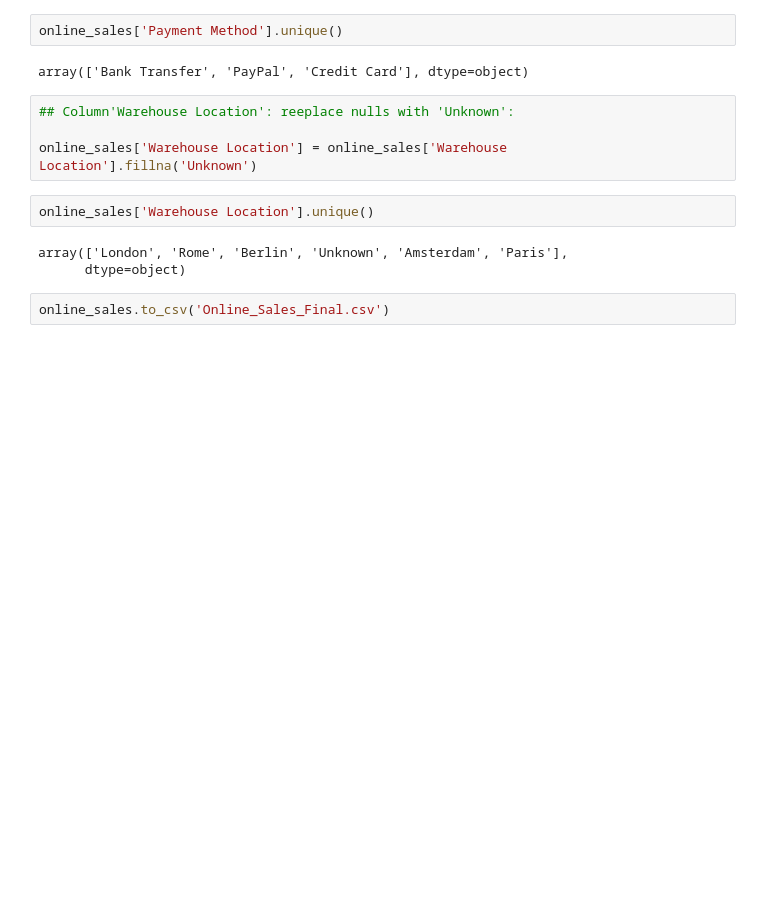
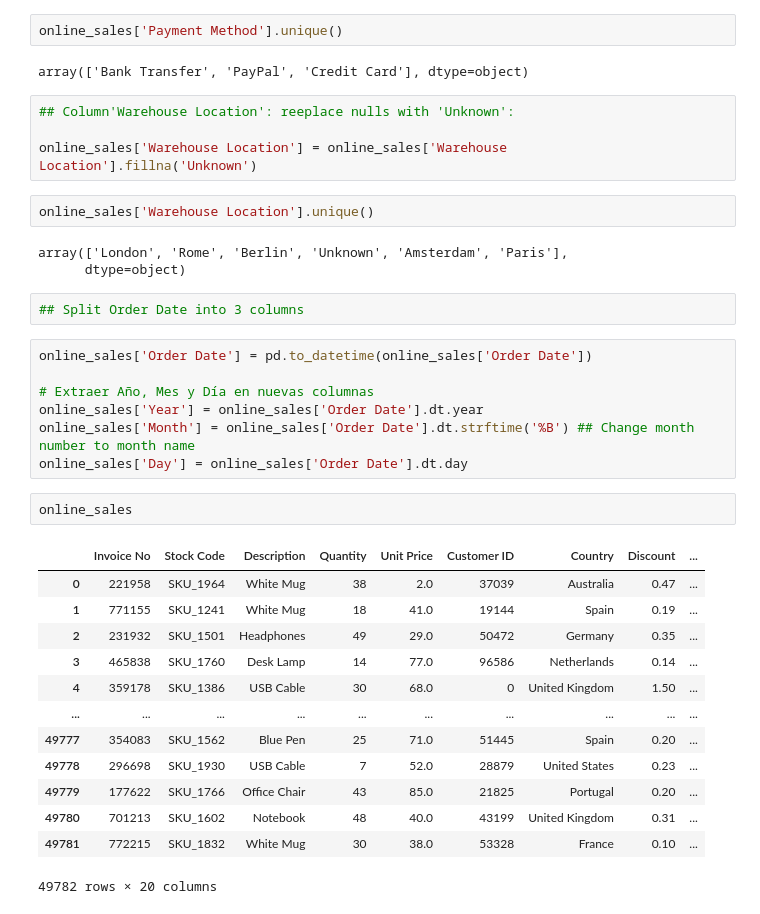
Before and after one commit to ArianaPapantonio/Online_Sales_Dataset, a Jupyter notebook: EDA.ipynb, the cells around one changed output. Cells and saved outputs as stored; diff of their text form; blank space fills up the shorter version.

```diff
--- a/EDA.ipynb
+++ b/EDA.ipynb
@@ -485,5 +485,28 @@ online_sales['Warehouse Location'].unique()
 # %% [output]
 array(['London', 'Rome', 'Berlin', 'Unknown', 'Amsterdam', 'Paris'],
       dtype=object)
-# %%
-online_sales.to_csv('Online_Sales_Final.csv')
+# %%
+## Split Order Date into 3 columns
+# %%
+online_sales['Order Date'] = pd.to_datetime(online_sales['Order Date'])
+
+# Extraer Año, Mes y Día en nuevas columnas
+online_sales['Year'] = online_sales['Order Date'].dt.year
+online_sales['Month'] = online_sales['Order Date'].dt.strftime('%B') ## Change month number to month name
+online_sales['Day'] = online_sales['Order Date'].dt.day
+# %%
+online_sales
+# %% [output]
+|  | Invoice No | Stock Code | Description | Quantity | Unit Price | Customer ID | Country | Discount | ... |
+| 0 | 221958 | SKU_1964 | White Mug | 38 | 2.0 | 37039 | Australia | 0.47 | ... |
+| 1 | 771155 | SKU_1241 | White Mug | 18 | 41.0 | 19144 | Spain | 0.19 | ... |
+| 2 | 231932 | SKU_1501 | Headphones | 49 | 29.0 | 50472 | Germany | 0.35 | ... |
+| 3 | 465838 | SKU_1760 | Desk Lamp | 14 | 77.0 | 96586 | Netherlands | 0.14 | ... |
+| 4 | 359178 | SKU_1386 | USB Cable | 30 | 68.0 | 0 | United Kingdom | 1.50 | ... |
+| ... | ... | ... | ... | ... | ... | ... | ... | ... | ... |
+| 49777 | 354083 | SKU_1562 | Blue Pen | 25 | 71.0 | 51445 | Spain | 0.20 | ... |
+| 49778 | 296698 | SKU_1930 | USB Cable | 7 | 52.0 | 28879 | United States | 0.23 | ... |
+| 49779 | 177622 | SKU_1766 | Office Chair | 43 | 85.0 | 21825 | Portugal | 0.20 | ... |
+| 49780 | 701213 | SKU_1602 | Notebook | 48 | 40.0 | 43199 | United Kingdom | 0.31 | ... |
+| 49781 | 772215 | SKU_1832 | White Mug | 30 | 38.0 | 53328 | France | 0.10 | ... |
+49782 rows × 20 columns
```
Also changed, not shown: parts of 4 cells of this notebook, 4 other files.
